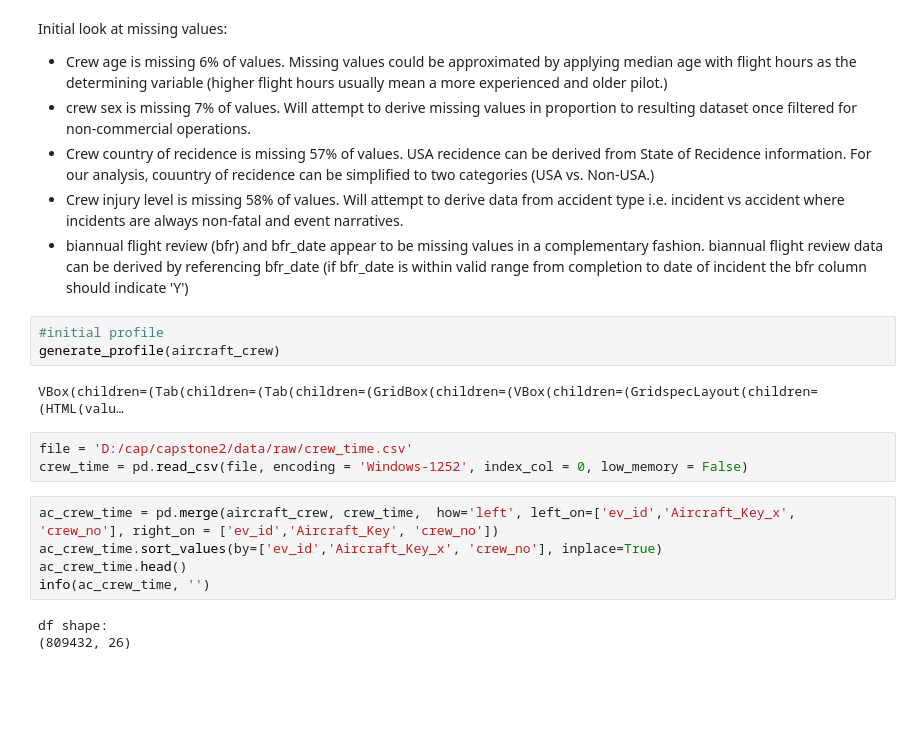
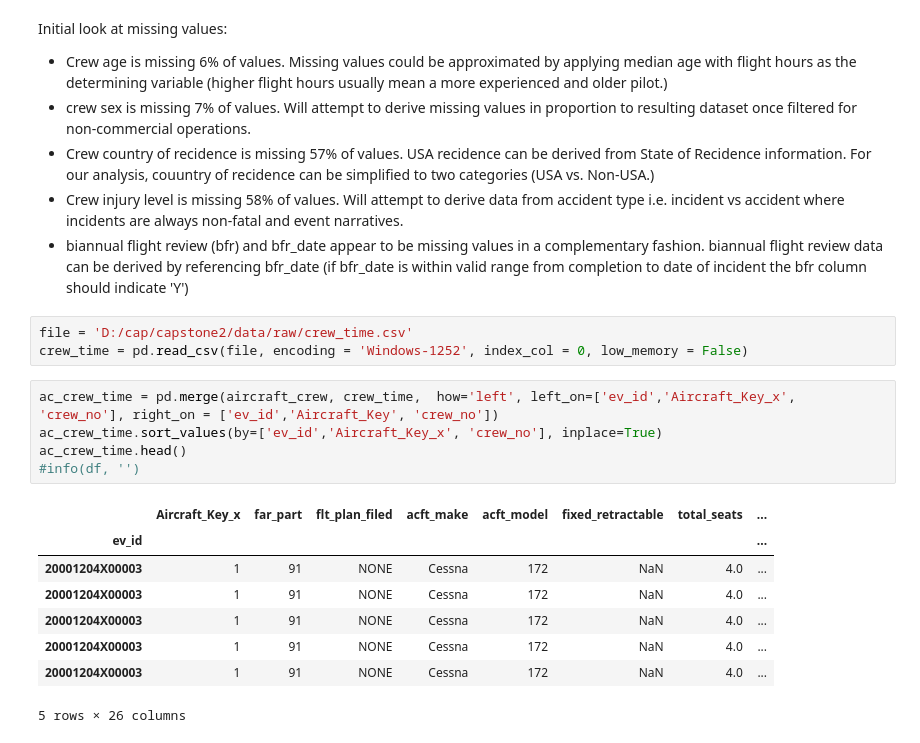
Before and after one commit to birr-data/capstone2, a Jupyter notebook: notebooks/1.0-mjg-data-wrangling.ipynb, the cells around one changed output. Drawn from its saved outputs; the diff is of its cells as text; blank space fills up the shorter version.

```diff
--- a/notebooks/1.0-mjg-data-wrangling.ipynb
+++ b/notebooks/1.0-mjg-data-wrangling.ipynb
@@ -350,19 +350,20 @@ Initial look at missing values:
    - Crew country of recidence is missing 57% of values. USA recidence can be derived from State of Recidence information. For our analysis, couuntry of recidence can be simplified to two categories (USA vs. Non-USA.)
    - Crew injury level is missing 58% of values. Will attempt to derive data from accident type i.e. incident vs accident where incidents are always non-fatal and event narratives.
    - biannual flight review (bfr) and bfr_date appear to be missing values in a complementary fashion. biannual flight review data can be derived by referencing bfr_date (if bfr_date is within valid range from completion to date of incident the bfr column should indicate 'Y')
-# %%
-#initial profile
-generate_profile(aircraft_crew)
-# %% [output]
-VBox(children=(Tab(children=(Tab(children=(GridBox(children=(VBox(children=(GridspecLayout(children=(HTML(valu…
 # %%
 file = 'D:/cap/capstone2/data/raw/crew_time.csv'
 crew_time = pd.read_csv(file, encoding = 'Windows-1252', index_col = 0, low_memory = False)
 # %%
 ac_crew_time = pd.merge(aircraft_crew, crew_time,  how='left', left_on=['ev_id','Aircraft_Key_x', 'crew_no'], right_on = ['ev_id','Aircraft_Key', 'crew_no'])
 ac_crew_time.sort_values(by=['ev_id','Aircraft_Key_x', 'crew_no'], inplace=True)
 ac_crew_time.head()
-info(ac_crew_time, '')
+#info(df, '')
 # %% [output]
+|  | Aircraft_Key_x | far_part | flt_plan_filed | acft_make | acft_model | fixed_retractable | total_seats | ... |
+| ev_id |  |  |  |  |  |  |  | ... |
+| 20001204X00003 | 1 | 91 | NONE | Cessna | 172 | NaN | 4.0 | ... |
+| 20001204X00003 | 1 | 91 | NONE | Cessna | 172 | NaN | 4.0 | ... |
+| 20001204X00003 | 1 | 91 | NONE | Cessna | 172 | NaN | 4.0 | ... |
+| 20001204X00003 | 1 | 91 | NONE | Cessna | 172 | NaN | 4.0 | ... |
+| 20001204X00003 | 1 | 91 | NONE | Cessna | 172 | NaN | 4.0 | ... |
-df shape:
-(809432, 26)
+5 rows × 26 columns
```
Also changed, not shown: parts of 6 cells of this notebook.
